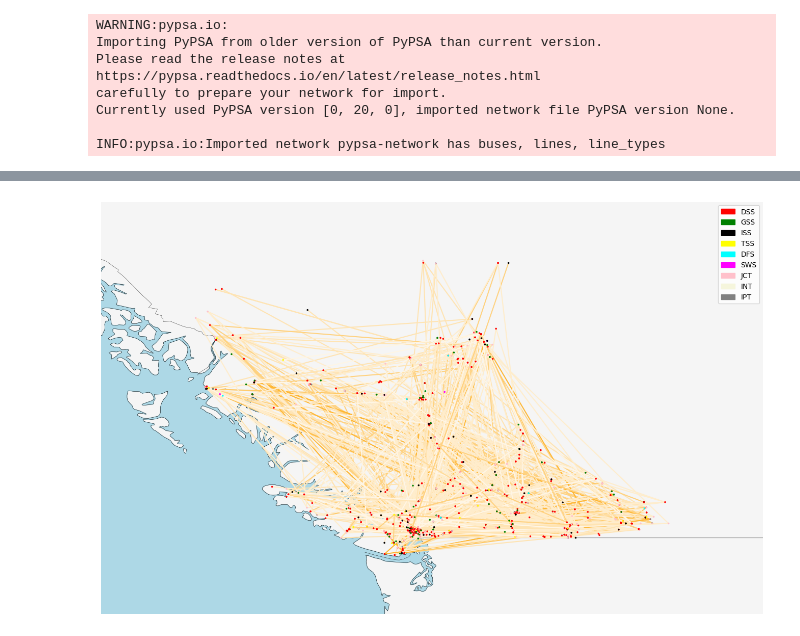
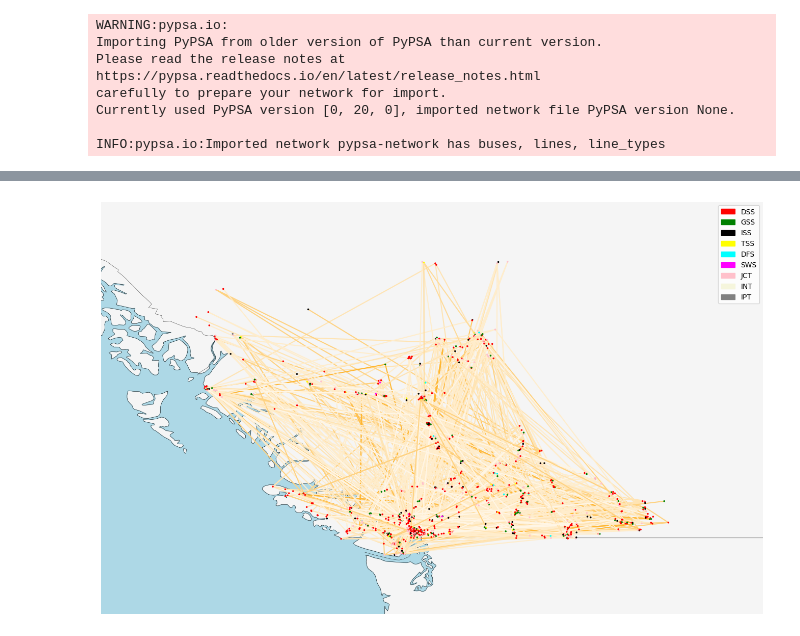
Before and after one commit to DeltaE/PyPSA_BC, a Jupyter notebook: notebooks/testing-lines-pypsa.ipynb, the cells around one changed output, grey strips where cells are left out. Saved outputs shown, nothing was run; the diff lists cells and outputs as text; code cells hidden in the pictures.

```diff
--- a/notebooks/testing-lines-pypsa.ipynb
+++ b/notebooks/testing-lines-pypsa.ipynb
@@ -90,30 +72,30 @@ for line,row in network.lines.iterrows():
 # %%
 fig, ax = plt.subplots(subplot_kw={"projection":ccrs.PlateCarree()})
 
 # plt.figure(figsize=(12,12))
 network.plot(margin=0.2,
             ax=ax,
             bus_colors=bus_2_color,
             line_colors=line_2_color,
-            jitter=0.00,
+            jitter=0.05,
             bus_sizes=0.001,
             color_geomap = True,
             geomap=True)
 
 legend_items = []
 # line_500kV=mlines.Line2D(xdata=[0,1], ydata=[0,0], color='r', label='500kV')
 for key,value in node_type_2_color.items():
     legend_items.append(mpatches.Patch(color=value, label=key))
 
 fig.set_size_inches(18.5, 10.5)
 ax.legend(handles=legend_items)
 
 # ax.legend(["123"],['123'])
 
 # plt.show()
 # plt.legend([12,324,45])
-fig.savefig("bc-network.jpg")
+fig.savefig("../results/bc-network.jpg")
 
 # too many connections need to look into long connections to check if they are artificial or not...
 # %% [output]
-[figure, old version]
+[figure, new version]
```
Also changed, not shown: parts of 3 cells of this notebook, 1 other file.
